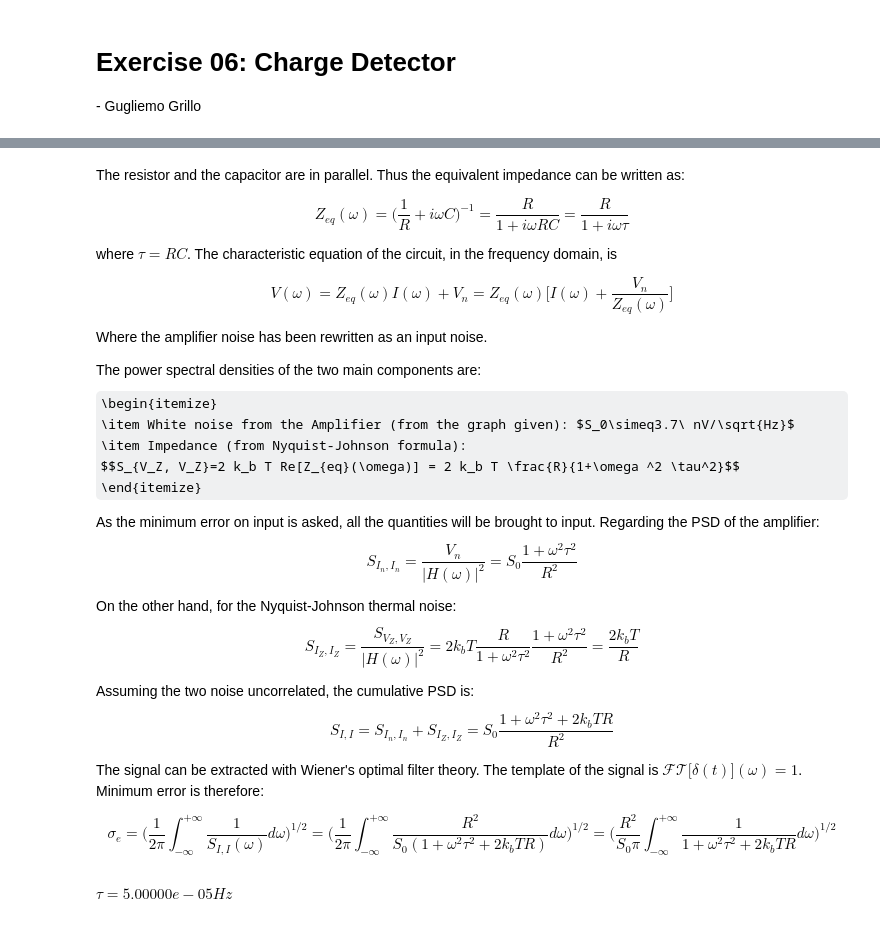
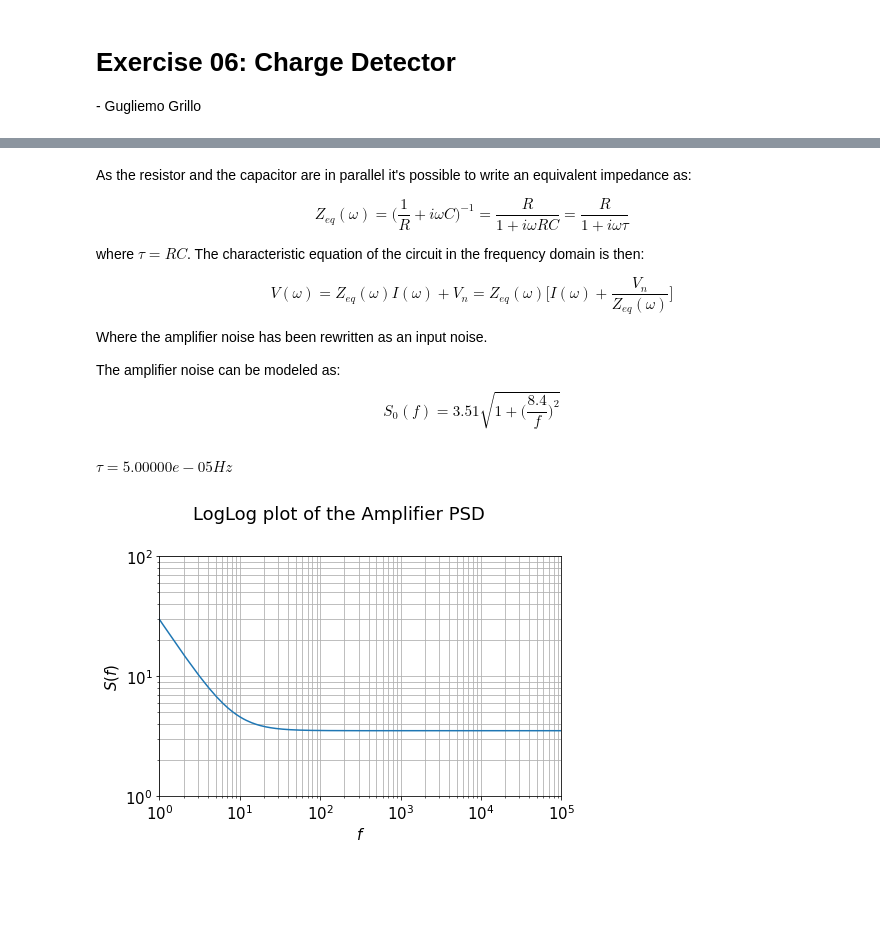
Before and after one commit to NerusSkyhigh/experimenta_methods, a Jupyter notebook: Exercise 06 - Charge Detector/Exercise 06 - Charge Detector.ipynb, the cells around one changed output, grey strips where cells are left out. Saved outputs shown, nothing was run; the diff lists cells and outputs as text; code cells hidden in the pictures; some formulas as TeX source; blank space fills up the shorter version.

```diff
--- a/Exercise 06 - Charge Detector/Exercise 06 - Charge Detector.ipynb
+++ b/Exercise 06 - Charge Detector/Exercise 06 - Charge Detector.ipynb
@@ -11,37 +11,18 @@
 
 ### Temperature is assumed to be room temperature $T=293K$
 # %% [markdown]
-The resistor and the capacitor are in parallel. Thus the equivalent impedance can be written as:
+As the resistor and the capacitor are in parallel it's possible to write an equivalent impedance as:
 
 $$ Z_{eq}(\omega) = \bigl( \frac{1}{R} + i\omega C \bigr)^{-1} = \frac{R}{1+i \omega RC} = \frac{R}{1+i \omega \tau}$$
 
-where $\tau = RC$. The characteristic equation of the circuit, in the frequency domain, is
+where $\tau = RC$. The characteristic equation of the circuit in the frequency domain is then:
 
 $$V(\omega) = Z_{eq}(\omega)I(\omega) + V_n = Z_{eq}(\omega)\bigl[ I(\omega) + \frac{V_n}{Z_{eq}(\omega)} \bigr] $$
 
 Where the amplifier noise has been rewritten as an input noise.
 
-The power spectral densities of the two main components are:
-\begin{itemize}
-\item White noise from the Amplifier (from the graph given): $S_0\simeq3.7\ nV/\sqrt{Hz}$
-\item Impedance (from Nyquist-Johnson formula):
-    $$S_{V_Z, V_Z}=2 k_b T Re[Z_{eq}(\omega)] = 2 k_b T \frac{R}{1+\omega ^2 \tau^2}$$
-\end{itemize}
-
-As the minimum error on input is asked, all the quantities will be brought to input. Regarding the PSD of the amplifier:
-$$ S_{I_n, I_n} = \frac{V_n}{|H(\omega)|^2} = S_0 \frac{1+\omega^2 \tau^2 }{R^2}$$
-
-On the other hand, for the Nyquist-Johnson thermal noise:
-$$S_{I_Z, I_Z}=\frac{S_{V_Z, V_Z}}{{|H(\omega)|^2}} = 2 k_b T \frac{R}{1+\omega ^2 \tau^2} \frac{1+\omega^2 \tau^2 }{R^2} = \frac{2 k_b T}{R} $$
-
-Assuming the two noise uncorrelated, the cumulative PSD is:
-$$S_{I, I} = S_{I_n, I_n} + S_{I_Z, I_Z} = S_0 \frac{1+\omega^2 \tau^2 + 2 k_b T R }{R^2}$$
-
-
-The signal can be extracted with Wiener's optimal filter theory. The template of the signal is $\mathcal{FT}\bigl[\delta(t) \bigr](\omega) = 1$. Minimum error is therefore:
-
-$$ \sigma_e = \bigl( \frac{1}{2\pi}\int_{-\infty}^{+\infty}\frac{1}{S_{I, I}(\omega)}d\omega \bigr)^{1/2} =
-              \bigl( \frac{1}{2\pi}\int_{-\infty}^{+\infty} \frac{R^2}{S_0(1+\omega^2 \tau^2 + 2 k_b T R) } d\omega \bigr)^{1/2} = \bigl( \frac{R^2}{S_0\pi}\int_{-\infty}^{+\infty} \frac{1}{1+\omega^2 \tau^2 + 2 k_b T R} d\omega \bigr)^{1/2}$$
+The amplifier noise can be modeled as:
+$$S_{0}(f) = 3.51\sqrt{1+\bigl(\frac{8.4}{f} \bigr)^2}$$
 # %%
 # packages used
 import scipy.constants
@@ -66,3 +47,28 @@ TAU = R*C # [Hz]
 display(Math(r'\tau = {:.5e} Hz'.format(TAU)))
 # %% [output]
 $\displaystyle \tau = 5.00000e-05 Hz$
+# %%
+def S(omega):
+    return 3.51*np.sqrt(1+np.power(8.4*2*np.pi/omega, 2))
+
+# Bode plot
+plt.rcParams.update({'font.size': 15})
+fig, axis = plt.subplots(1,1, figsize=(7, 5))
+fig.suptitle('LogLog plot of the Amplifier PSD')
+
+f = np.linspace(1e-1, 1e5, int(1e5))
+plt.ticklabel_format(axis="both", style="sci", scilimits=(0,0))
+axis.plot(f, S(2*np.pi*f) )
+axis.set_xscale('log')
+axis.set_yscale('log')
+
+axis.set_xlim([1, 1e5])
+axis.set_ylim([1, 1e2])
+axis.set_xlabel(r"$f$")
+axis.set_ylabel(r"$S(f)$")
+axis.grid(True, which="both")
+
+fig.tight_layout()
+plt.show()
+# %% [output]
+[figure, added]
```
Also changed, not shown: parts of 3 cells of this notebook, 1 other file.
